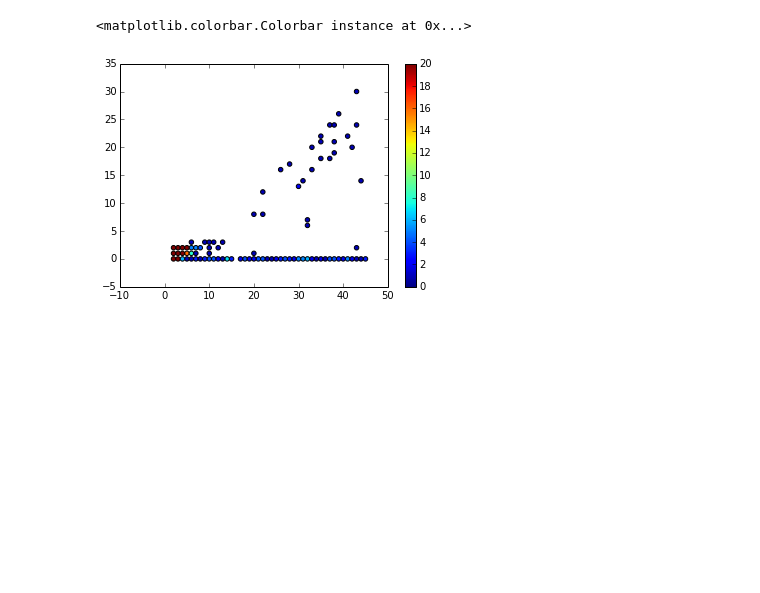
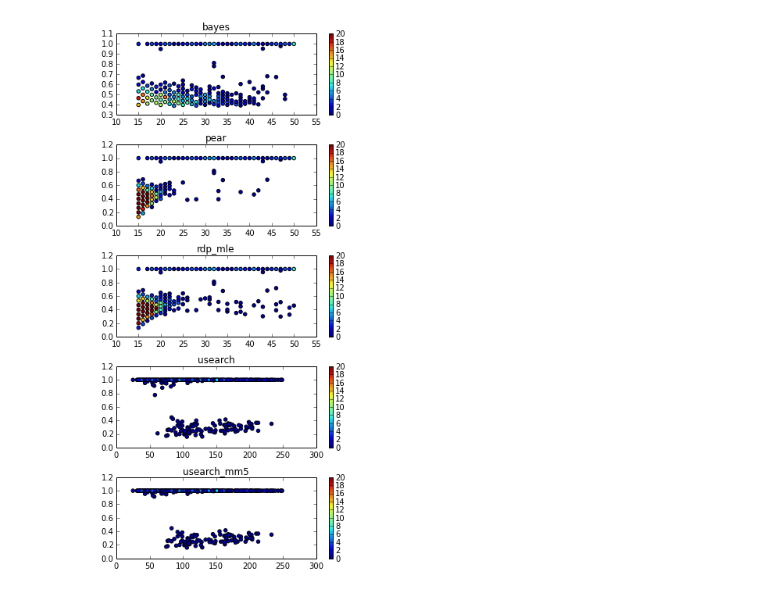
Before and after one commit to maubar/biotico-tools, a Jupyter notebook: ipython_nb/visualize_merged_paired_ends.ipynb, the cells around one changed output. Drawn from its saved outputs; the diff is of its cells as text; code cells hidden in the pictures; blank space fills up the shorter version.

```diff
--- a/ipython_nb/visualize_merged_paired_ends.ipynb
+++ b/ipython_nb/visualize_merged_paired_ends.ipynb
@@ -45,10 +58,10 @@ print len(merged_mod)
 # %%
 def visualizeAlignment(r1,r2,merged):
     alignment_len = len(r1) + len(r2) - len(merged)
-    flank = 10
-    r1_seg = r1_seq[len(r1)-alignment_len-flank:len(r1)-alignment_len].lower()+r1_seq[len(r1)-alignment_len:] + (" "*flank)
-    merged_seg = merged_seq[len(r1)-alignment_len-flank:len(r1)+flank]
-    r2_seg = " "*flank + r2_seq[:alignment_len+flank]
+
+    r1_seg = r1_seq[len(r1)-alignment_len:]
+    merged_seg = merged_seq[len(r1)-alignment_len:len(r1)]
+    r2_seg = r2_seq[:alignment_len]
 
     assert (len(r1_seg) == len(merged_seg) and len(r2_seg) == len(merged_seg))
 
@@ -111,5 +139,10 @@ for l,p,m in align_stats:
 # %%
-align_len_np = np.array([x[0] for x in density])
-pct_id_np =np.array([x[1] for x in density])
-mismatch_np = np.array([x[2] for x in density])
-density_np = np.array( [density[x] for x in density] )
+align_len_np= {}
+pct_id_np = {}
+mismatch_np = {}
+density_np = {}
+for strategy in density:
+    align_len_np[strategy] = np.array([x[0] for x in density[strategy]])
+    mismatch_np[strategy] = np.array([x[1] for x in density[strategy]])
+    pct_id_np[strategy] = (align_len_np[strategy] - mismatch_np[strategy])/ align_len_np[strategy].astype(float)
+    density_np[strategy] = np.array( [density[strategy][x] for x in density[strategy]] )
@@ -122,6 +149,14 @@ plt.colorbar()
-# %%
-plt.scatter( align_len_np , mismatch_np ,c=density_np,vmin=0,vmax=20)
-plt.colorbar()
-# %% [output]
-<matplotlib.colorbar.Colorbar instance at 0x...>
-[figure, removed]
+# %%
+plt.figure(figsize=(5,10))
+i=1
+for strategy in sorted(density):
+    plt.subplot(len(density)*100+10+i)
+    plt.title(strategy)
+    plt.scatter( align_len_np[strategy] , pct_id_np[strategy] ,c=density_np[strategy],vmin=0,vmax=20)
+    plt.colorbar()
+    i+=1
+plt.tight_layout()
+plt.show()
+#plt.savefig("alignlen_vs_pctid.pdf")
+# %% [output]
+[figure, added]
```
Also changed, not shown: parts of 16 cells of this notebook.
